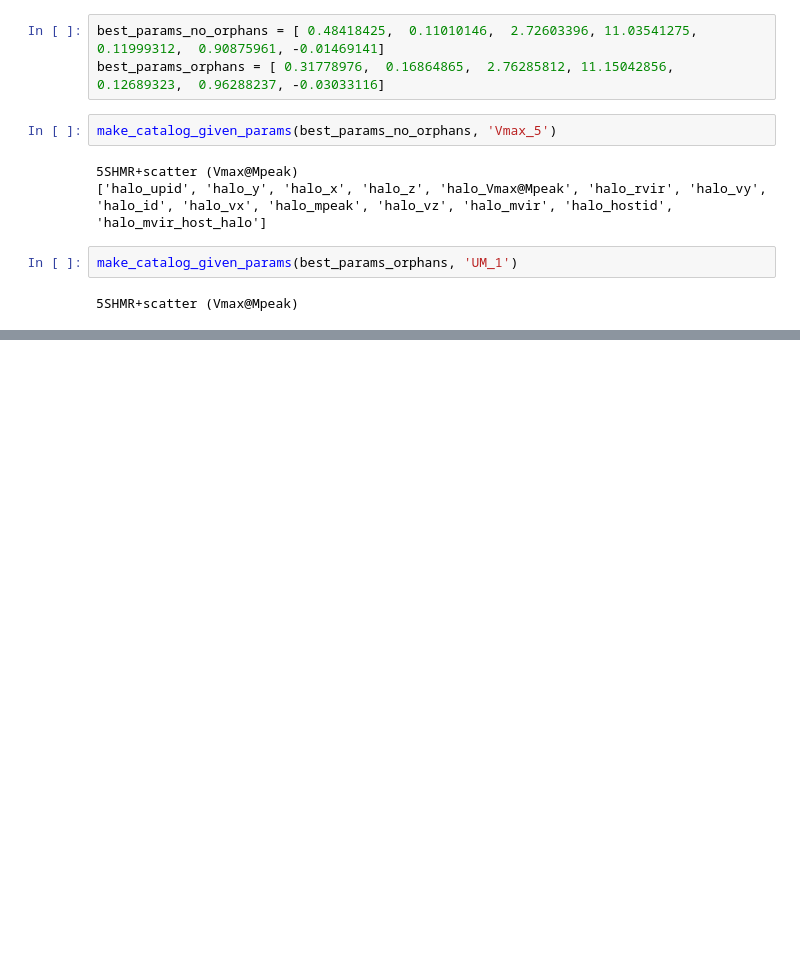
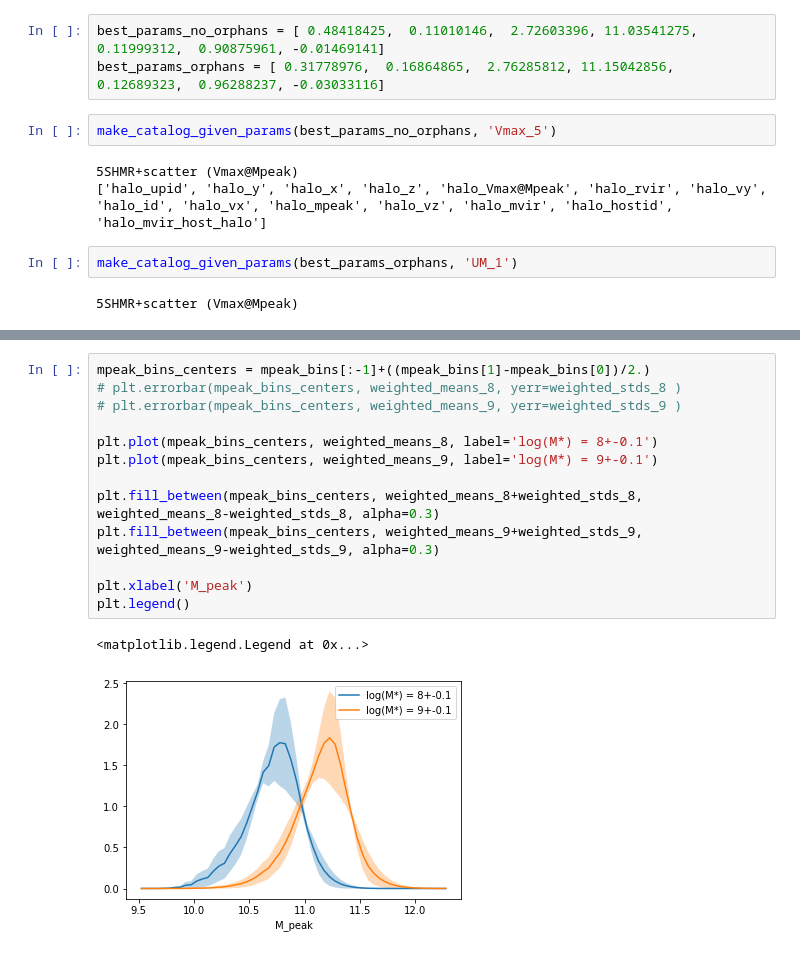
Before and after one commit to f-ardila/dwarf_lensing, a Jupyter notebook: MCMC/notebooks/dark_matter.ipynb, the cells around one changed output, grey strips where cells are left out. Drawn from its saved outputs; the diff is of its cells as text; blank space fills up the shorter version.

```diff
--- a/MCMC/notebooks/dark_matter.ipynb
+++ b/MCMC/notebooks/dark_matter.ipynb
@@ -241,0 +394,16 @@ make_catalog_given_params(best_params_orphans, 'UM_1')
+# %%
+mpeak_bins_centers = mpeak_bins[:-1]+((mpeak_bins[1]-mpeak_bins[0])/2.)
+# plt.errorbar(mpeak_bins_centers, weighted_means_8, yerr=weighted_stds_8 )
+# plt.errorbar(mpeak_bins_centers, weighted_means_9, yerr=weighted_stds_9 )
+
+plt.plot(mpeak_bins_centers, weighted_means_8, label='log(M*) = 8+-0.1')
+plt.plot(mpeak_bins_centers, weighted_means_9, label='log(M*) = 9+-0.1')
+
+plt.fill_between(mpeak_bins_centers, weighted_means_8+weighted_stds_8, weighted_means_8-weighted_stds_8, alpha=0.3)
+plt.fill_between(mpeak_bins_centers, weighted_means_9+weighted_stds_9, weighted_means_9-weighted_stds_9, alpha=0.3)
+
+plt.xlabel('M_peak')
+plt.legend()
+# %% [output]
+<matplotlib.legend.Legend at 0x...>
+[figure, added]
```
Also changed, not shown: parts of 13 cells of this notebook.
